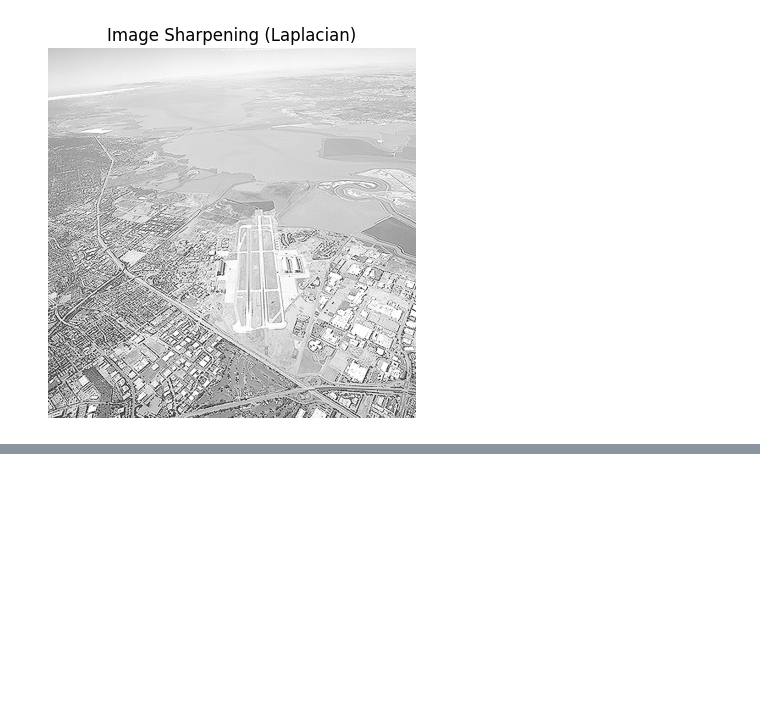
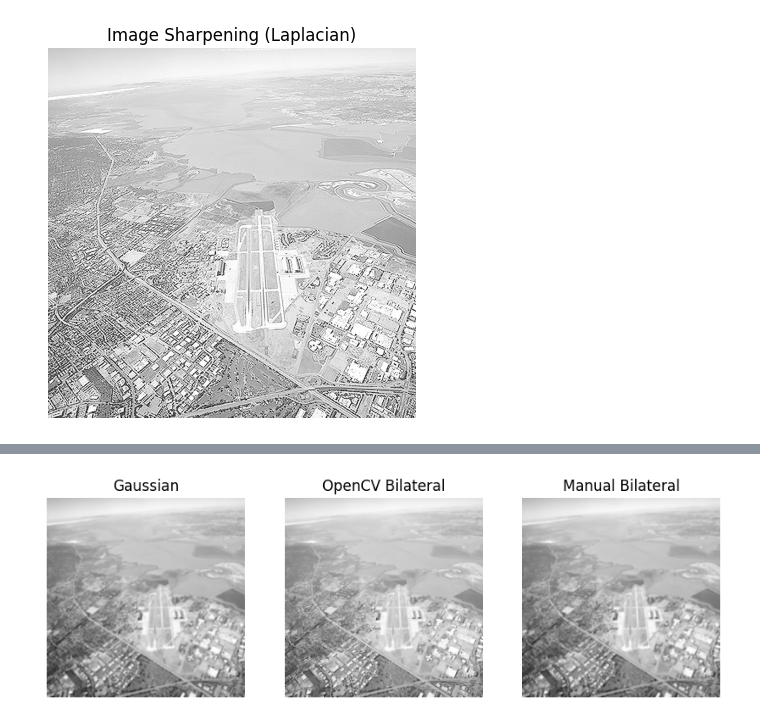
Before and after one commit to kavinduabekoon/GitHub, a Jupyter notebook: Untitled-1.ipynb, the cells around one changed output, grey strips where cells are left out. Saved outputs shown, nothing was run; the diff lists cells and outputs as text; code cells hidden in the pictures; blank space fills up the shorter version.

```diff
--- a/Untitled-1.ipynb
+++ b/Untitled-1.ipynb
@@ -392,0 +451,23 @@ plt.show()
+# %%
+import matplotlib.pyplot as plt
+
+plt.figure(figsize=(10,3))
+
+plt.subplot(1,3,1)
+plt.imshow(out_gauss, cmap='gray')
+plt.title('Gaussian')
+plt.axis('off')
+
+plt.subplot(1,3,2)
+plt.imshow(out_cv, cmap='gray')
+plt.title('OpenCV Bilateral')
+plt.axis('off')
+
+plt.subplot(1,3,3)
+plt.imshow(out_manual, cmap='gray')
+plt.title('Manual Bilateral')
+plt.axis('off')
+
+plt.show()
+# %% [output]
+[figure, added]
```
Also changed, not shown: parts of 3 cells of this notebook.
